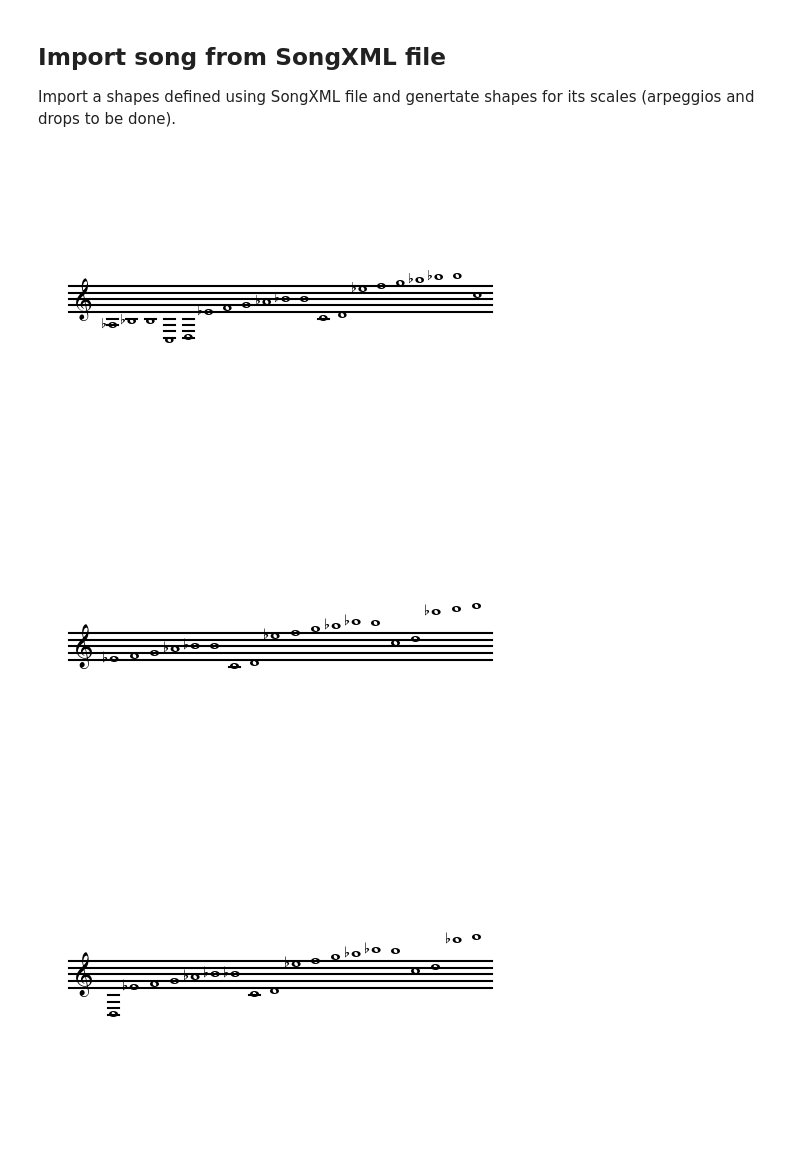
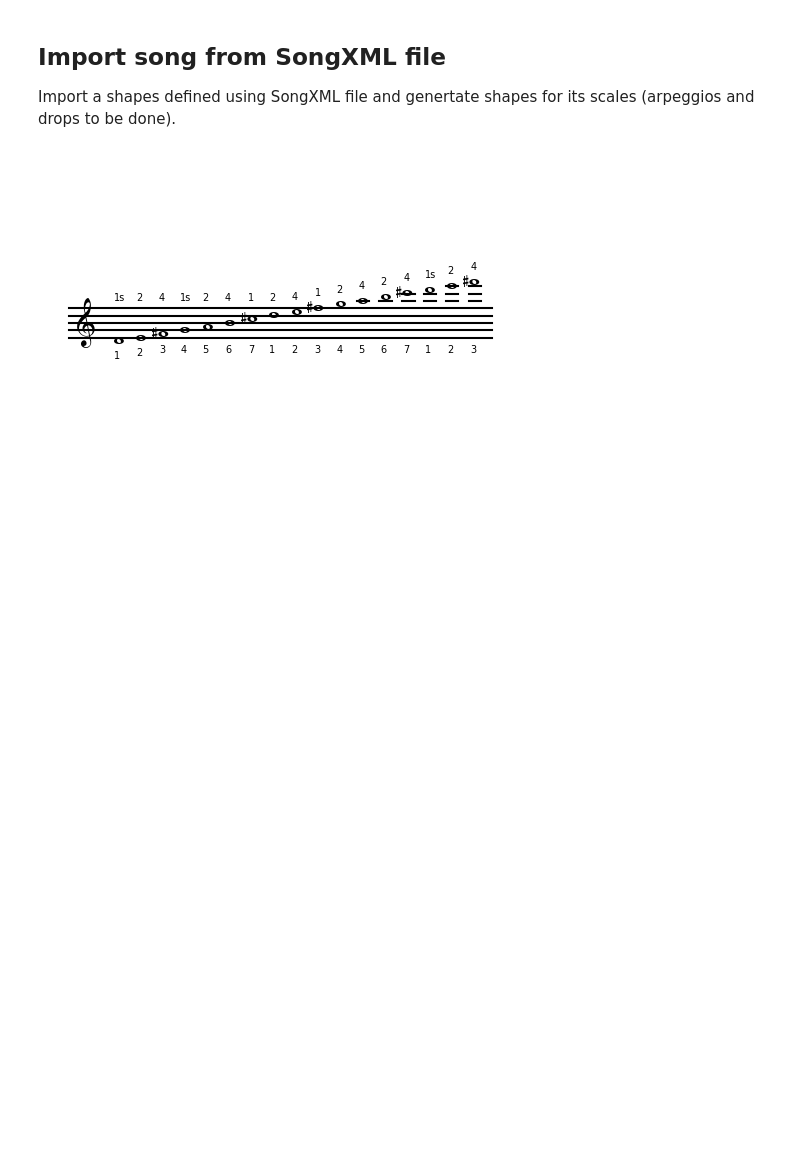
Before and after one commit to narcispr/PyFretboard, a Jupyter notebook: tutorial.ipynb, the cells around one changed output. Cells and saved outputs as stored; diff of their text form; code cells hidden in the pictures; blank space fills up the shorter version.

Commit message:
Firs version of draw_score done

```diff
--- a/tutorial.ipynb
+++ b/tutorial.ipynb
@@ -113,21 +113,19 @@ Import a shapes defined using SongXML file and genertate shapes for its scales (
 # %%
 from PyFreatboard.song import Song
 from PyFreatboard.draw_shape import DrawShape
 from PyFreatboard.definitions import PyFreatboard as PF
 from PyFreatboard.draw_score import DrawScore
 
 draw = DrawShape()
 ds = DrawScore()
 song = Song("/home/narcis/PyFreatboard/shapes_xml/modes.xml")
-shapes = song.get_scale_type_at_root('Mixolydianb9#9b13', 'G')
+shapes = song.get_scale_type_at_root('Ionian', 'D')
 
-for i, s in enumerate(shapes):
+# for i, s in enumerate(shapes):
     # f = draw.draw(s, text=PF.TEXT_FUNCTION, return_fig=True)
     # f.savefig("Mixob9#9b13_{}.png".format(i), dpi=300, bbox_inches='tight', pad_inches=0)
-    ds.draw(s)
+ds.draw(shapes[1], fingering=True)
 
 del ds
 # %% [output]
-[figure, old version]
+[figure, new version]
-[figure, removed]
-[figure, removed]
```
Also changed, not shown: parts of 1 cell of this notebook, 2 other files.
